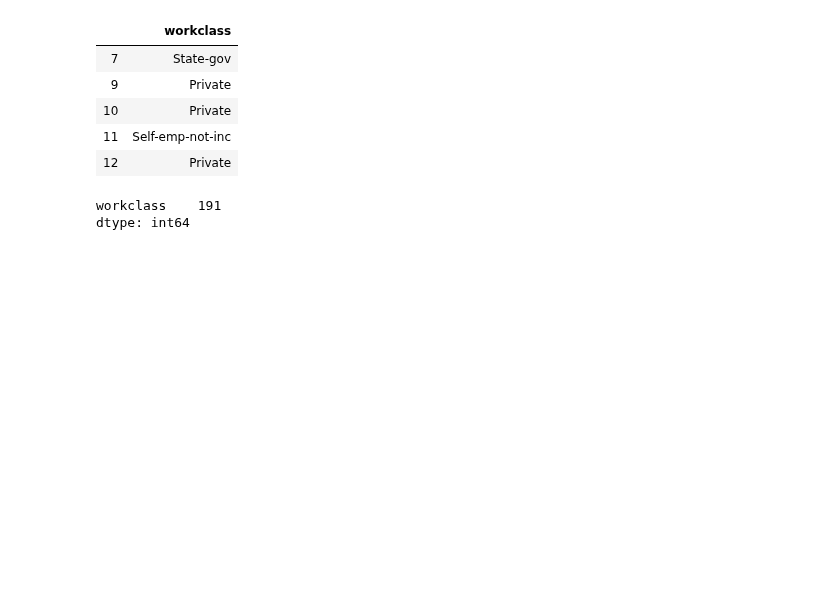
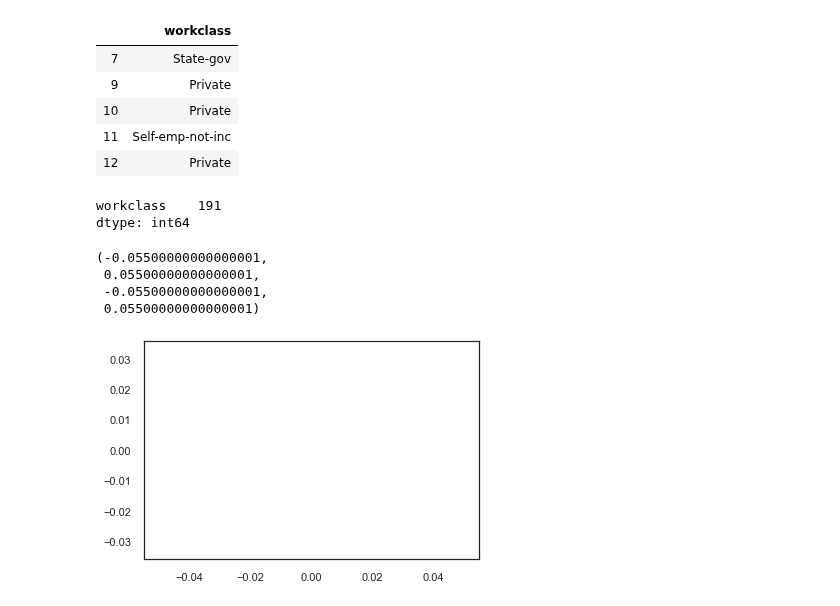
Before and after one commit to J-Joseph524/Finding_Donors, a Jupyter notebook: Final_Notebook.ipynb, the cells around one changed output. Cells and saved outputs as stored; diff of their text form; code cells hidden in the pictures; blank space fills up the shorter version.

```diff
--- a/Final_Notebook.ipynb
+++ b/Final_Notebook.ipynb
@@ -233,3 +233,12 @@ df.isnull().sum()
 # %% [output]
 workclass    191
 dtype: int64
+# %%
+plt.legend(labels, loc = 'best')
+plt.axis('equal')
+# %% [output]
+(-0.05500000000000001,
+ 0.05500000000000001,
+ -0.05500000000000001,
+ 0.05500000000000001)
+[figure, added]
```
